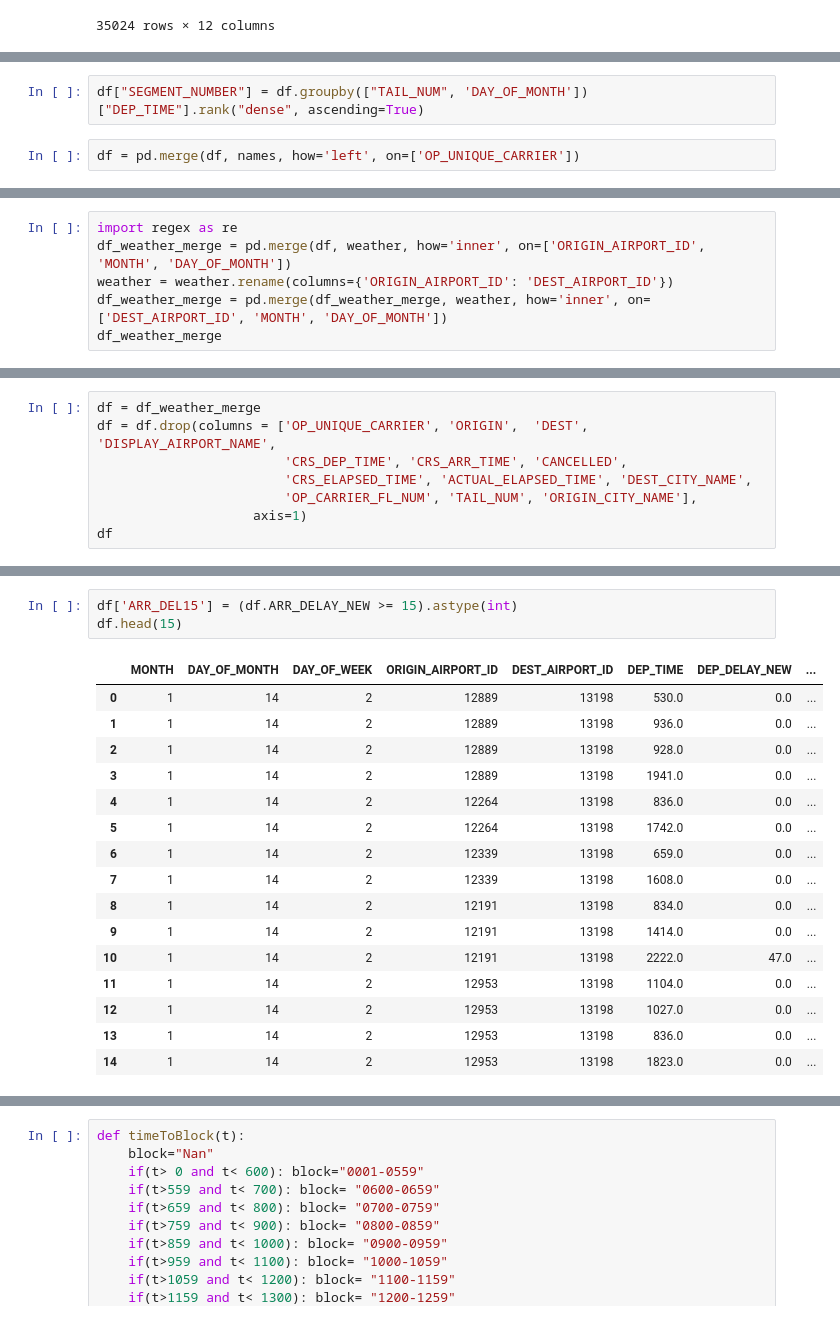
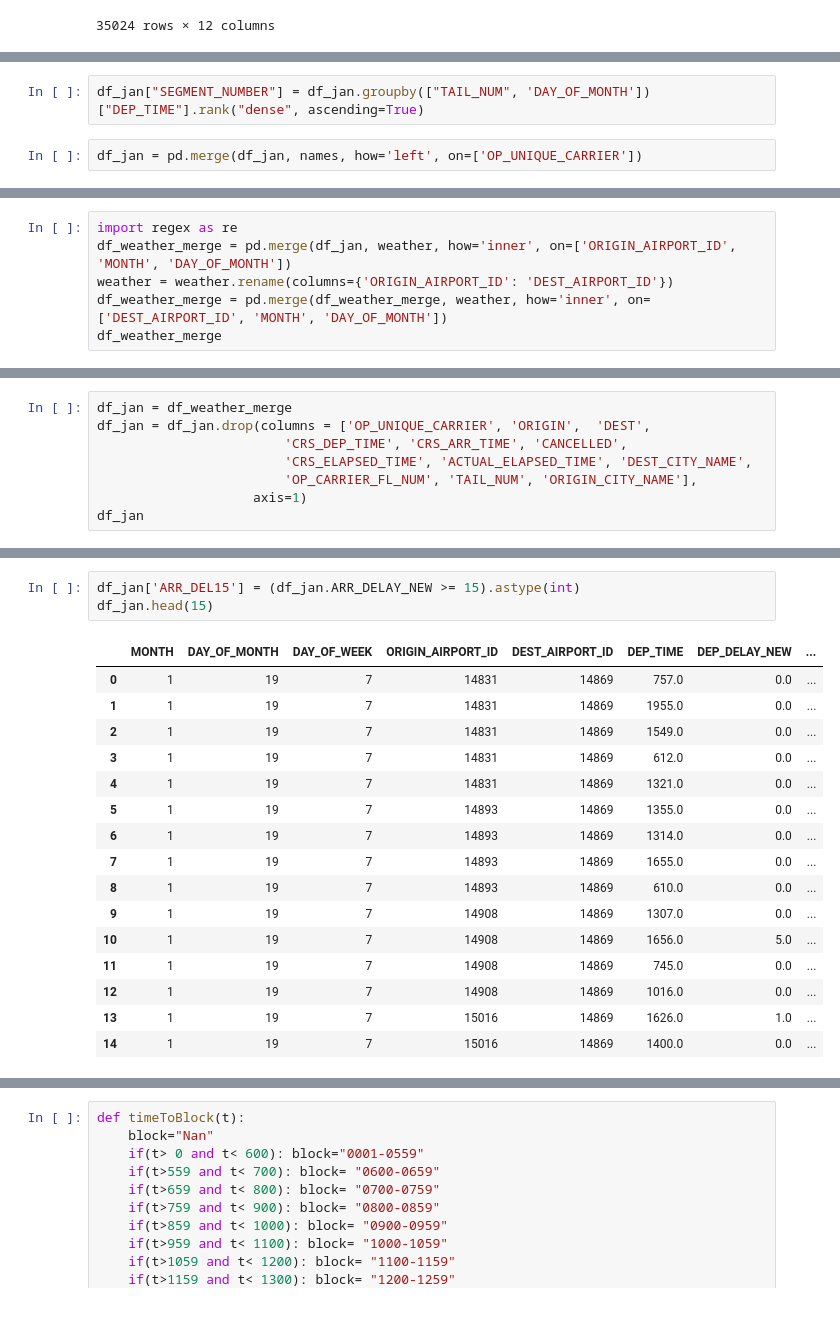
Before and after one commit to olyzko/Flight-delays-prediction-app, a Jupyter notebook: models/Airline_preprocessing.ipynb, the cells around one changed output, grey strips where cells are left out. Cells and saved outputs as stored; diff of their text form.

```diff
--- a/models/Airline_preprocessing.ipynb
+++ b/models/Airline_preprocessing.ipynb
@@ -337,4 +323,4 @@ df.drop(df.loc[df['CANCELLED']==1].index, axis=0, inplace=True)
 # %%
-df["SEGMENT_NUMBER"] = df.groupby(["TAIL_NUM", 'DAY_OF_MONTH'])["DEP_TIME"].rank("dense", ascending=True)
+df_jan["SEGMENT_NUMBER"] = df_jan.groupby(["TAIL_NUM", 'DAY_OF_MONTH'])["DEP_TIME"].rank("dense", ascending=True)
 # %%
-df = pd.merge(df, names, how='left', on=['OP_UNIQUE_CARRIER'])
+df_jan = pd.merge(df_jan, names, how='left', on=['OP_UNIQUE_CARRIER'])
@@ -357,6 +343,6 @@ df
 # %%
 import regex as re
-df_weather_merge = pd.merge(df, weather, how='inner', on=['ORIGIN_AIRPORT_ID', 'MONTH', 'DAY_OF_MONTH'])
+df_weather_merge = pd.merge(df_jan, weather, how='inner', on=['ORIGIN_AIRPORT_ID', 'MONTH', 'DAY_OF_MONTH'])
 weather = weather.rename(columns={'ORIGIN_AIRPORT_ID': 'DEST_AIRPORT_ID'})
 df_weather_merge = pd.merge(df_weather_merge, weather, how='inner', on=['DEST_AIRPORT_ID', 'MONTH', 'DAY_OF_MONTH'])
 df_weather_merge
@@ -384,10 +382,10 @@ NameError: ignored
 # %%
-df = df_weather_merge
-df = df.drop(columns = ['OP_UNIQUE_CARRIER', 'ORIGIN',  'DEST', 'DISPLAY_AIRPORT_NAME',
+df_jan = df_weather_merge
+df_jan = df_jan.drop(columns = ['OP_UNIQUE_CARRIER', 'ORIGIN',  'DEST',
                         'CRS_DEP_TIME', 'CRS_ARR_TIME', 'CANCELLED',
                         'CRS_ELAPSED_TIME', 'ACTUAL_ELAPSED_TIME', 'DEST_CITY_NAME',
                         'OP_CARRIER_FL_NUM', 'TAIL_NUM', 'ORIGIN_CITY_NAME'],
                     axis=1)
-df
+df_jan
 # %% [output]
 |  | MONTH | DAY_OF_MONTH | DAY_OF_WEEK | ORIGIN_AIRPORT_ID | DEST_AIRPORT_ID | DEP_TIME | DEP_DELAY_NEW | ... |
@@ -406,20 +404,20 @@ df
 # %%
-df['ARR_DEL15'] = (df.ARR_DELAY_NEW >= 15).astype(int)
-df.head(15)
+df_jan['ARR_DEL15'] = (df_jan.ARR_DELAY_NEW >= 15).astype(int)
+df_jan.head(15)
 # %% [output]
 |  | MONTH | DAY_OF_MONTH | DAY_OF_WEEK | ORIGIN_AIRPORT_ID | DEST_AIRPORT_ID | DEP_TIME | DEP_DELAY_NEW | ... |
-| 0 | 1 | 14 | 2 | 12889 | 13198 | 530.0 | 0.0 | ... |
-| 1 | 1 | 14 | 2 | 12889 | 13198 | 936.0 | 0.0 | ... |
-| 2 | 1 | 14 | 2 | 12889 | 13198 | 928.0 | 0.0 | ... |
-| 3 | 1 | 14 | 2 | 12889 | 13198 | 1941.0 | 0.0 | ... |
-| 4 | 1 | 14 | 2 | 12264 | 13198 | 836.0 | 0.0 | ... |
-| 5 | 1 | 14 | 2 | 12264 | 13198 | 1742.0 | 0.0 | ... |
-| 6 | 1 | 14 | 2 | 12339 | 13198 | 659.0 | 0.0 | ... |
-| 7 | 1 | 14 | 2 | 12339 | 13198 | 1608.0 | 0.0 | ... |
-| 8 | 1 | 14 | 2 | 12191 | 13198 | 834.0 | 0.0 | ... |
-| 9 | 1 | 14 | 2 | 12191 | 13198 | 1414.0 | 0.0 | ... |
-| 10 | 1 | 14 | 2 | 12191 | 13198 | 2222.0 | 47.0 | ... |
-| 11 | 1 | 14 | 2 | 12953 | 13198 | 1104.0 | 0.0 | ... |
-| 12 | 1 | 14 | 2 | 12953 | 13198 | 1027.0 | 0.0 | ... |
-| 13 | 1 | 14 | 2 | 12953 | 13198 | 836.0 | 0.0 | ... |
-| 14 | 1 | 14 | 2 | 12953 | 13198 | 1823.0 | 0.0 | ... |
+| 0 | 1 | 19 | 7 | 14831 | 14869 | 757.0 | 0.0 | ... |
+| 1 | 1 | 19 | 7 | 14831 | 14869 | 1955.0 | 0.0 | ... |
+| 2 | 1 | 19 | 7 | 14831 | 14869 | 1549.0 | 0.0 | ... |
+| 3 | 1 | 19 | 7 | 14831 | 14869 | 612.0 | 0.0 | ... |
+| 4 | 1 | 19 | 7 | 14831 | 14869 | 1321.0 | 0.0 | ... |
+| 5 | 1 | 19 | 7 | 14893 | 14869 | 1355.0 | 0.0 | ... |
+| 6 | 1 | 19 | 7 | 14893 | 14869 | 1314.0 | 0.0 | ... |
+| 7 | 1 | 19 | 7 | 14893 | 14869 | 1655.0 | 0.0 | ... |
+| 8 | 1 | 19 | 7 | 14893 | 14869 | 610.0 | 0.0 | ... |
+| 9 | 1 | 19 | 7 | 14908 | 14869 | 1307.0 | 0.0 | ... |
+| 10 | 1 | 19 | 7 | 14908 | 14869 | 1656.0 | 5.0 | ... |
+| 11 | 1 | 19 | 7 | 14908 | 14869 | 745.0 | 0.0 | ... |
+| 12 | 1 | 19 | 7 | 14908 | 14869 | 1016.0 | 0.0 | ... |
+| 13 | 1 | 19 | 7 | 15016 | 14869 | 1626.0 | 1.0 | ... |
+| 14 | 1 | 19 | 7 | 15016 | 14869 | 1400.0 | 0.0 | ... |
```
Also changed, not shown: parts of 53 cells of this notebook, 1 other file.
